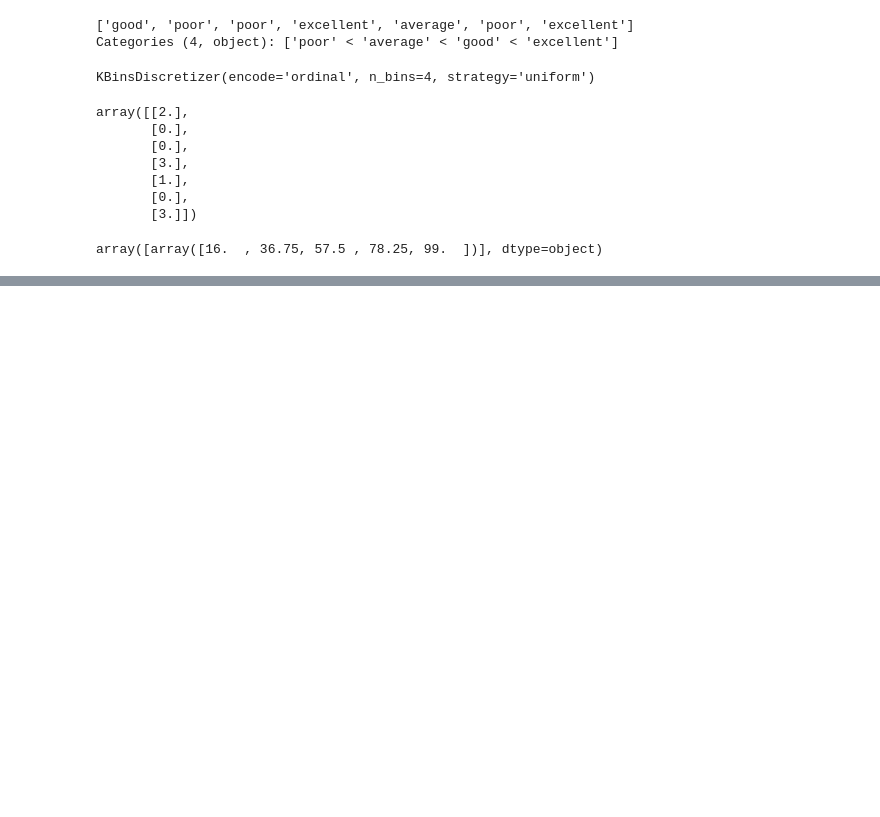
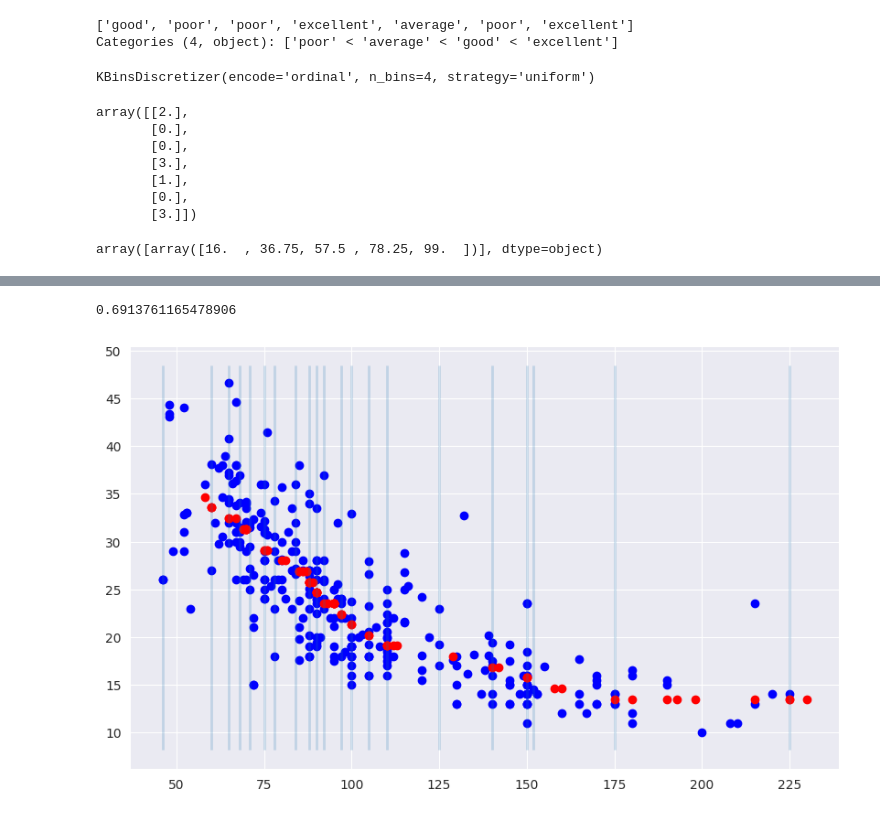
Before and after one commit to gonzur75/data_science_main, a Jupyter notebook: preparing_data_for_ml/notebooks/transforming_data.ipynb, the cells around one changed output, grey strips where cells are left out. Saved outputs shown, nothing was run; the diff lists cells and outputs as text; code cells hidden in the pictures; blank space fills up the shorter version.

```diff
--- a/preparing_data_for_ml/notebooks/transforming_data.ipynb
+++ b/preparing_data_for_ml/notebooks/transforming_data.ipynb
@@ -484,0 +588,2 @@ array([array([16.  , 36.75, 57.5 , 78.25, 99.  ])], dtype=object)
+# %%
+X_binned = enc.fit_transform(X_train)
@@ -484,0 +603,23 @@ array([array([16.  , 36.75, 57.5 , 78.25, 99.  ])], dtype=object)
+# %%
+X_test_binned = enc.transform(X_test)
+# %%
+reg = LinearRegression().fit(X_binned, y_train)
+# %%
+y_pred = reg.predict(X_test_binned)
+# %%
+r2_score(y_test, y_pred)
+# %% [output]
+0.6913761165478906
+# %%
+fig, ax = plt.subplots(figsize=(10, 6))
+
+ax.scatter(X_train, y_train, c="b", marker="o", label="Original data")
+ax.scatter(X_test, y_pred, c="r", marker="o", label="Original data")
+ax.vlines(enc.bin_edges_[0], *plt.gca().get_ylim(), linewidth=2, alpha=0.2, label="Bin edges")
+#
+# ax.plot(X_test, y_pred, c="r",linewidth=2, linestyle='-', label="Linear regression")
+
+
+plt.show()
+# %% [output]
+[figure, added]
```
Also changed, not shown: parts of 28 cells of this notebook, 1 other file.
